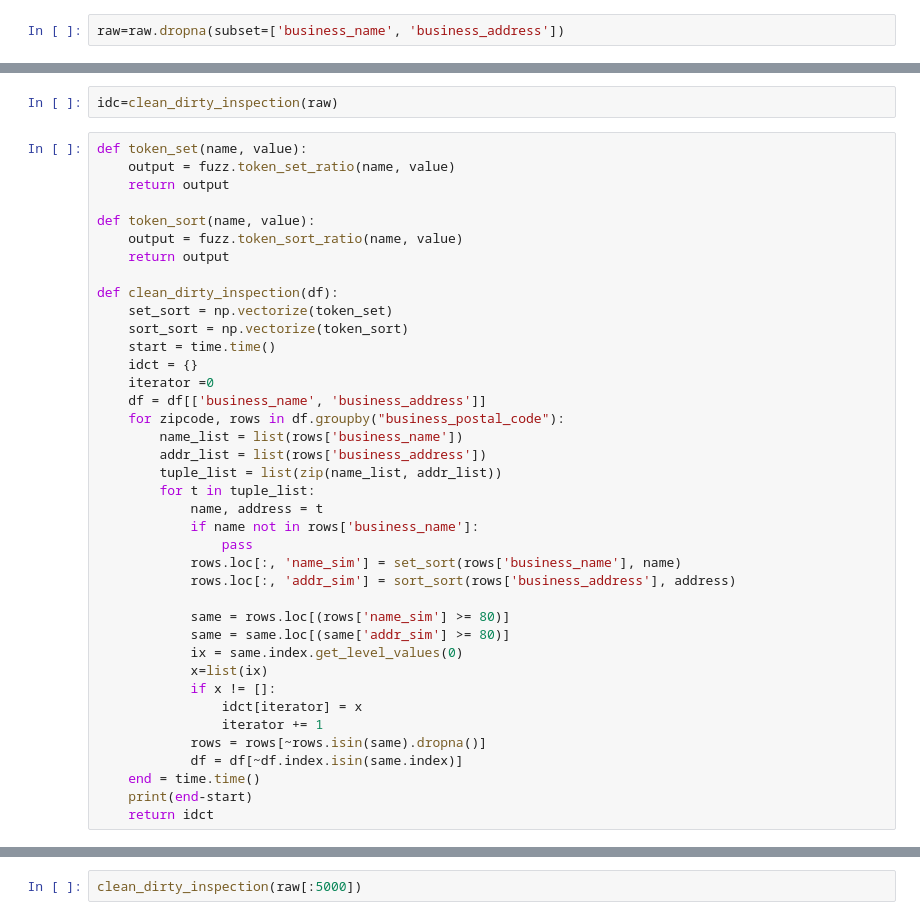
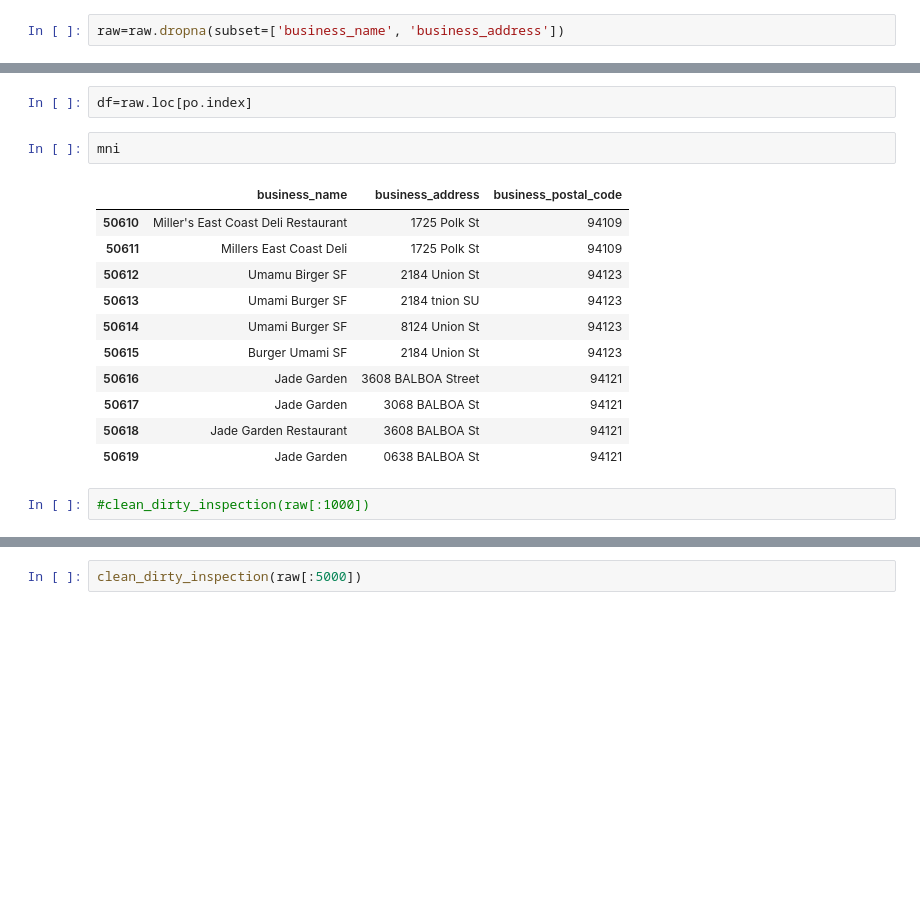
Before and after one commit to tianchu-shu/undergrad_thesis, a Jupyter notebook: df_test_.ipynb, the cells around one changed output, grey strips where cells are left out. Drawn from its saved outputs; the diff is of its cells as text; blank space fills up the shorter version.

```diff
--- a/df_test_.ipynb
+++ b/df_test_.ipynb
@@ -32,41 +177,18 @@ mni
+# %%
+df=raw.loc[po.index]
+# %%
+mni
+# %% [output]
+|  | business_name | business_address | business_postal_code |
+| 50610 | Miller's East Coast Deli Restaurant | 1725 Polk St | 94109 |
+| 50611 | Millers East Coast Deli | 1725 Polk St | 94109 |
+| 50612 | Umamu Birger SF | 2184 Union St | 94123 |
+| 50613 | Umami Burger SF | 2184 tnion SU | 94123 |
+| 50614 | Umami Burger SF | 8124 Union St | 94123 |
+| 50615 | Burger Umami SF | 2184 Union St | 94123 |
+| 50616 | Jade Garden | 3608 BALBOA Street | 94121 |
+| 50617 | Jade Garden | 3068 BALBOA St | 94121 |
+| 50618 | Jade Garden Restaurant | 3608 BALBOA St | 94121 |
+| 50619 | Jade Garden | 0638 BALBOA St | 94121 |
 # %%
-idc=clean_dirty_inspection(raw)
+#clean_dirty_inspection(raw[:1000])
-# %%
-def token_set(name, value):
-    output = fuzz.token_set_ratio(name, value)
-    return output
-
-def token_sort(name, value):
-    output = fuzz.token_sort_ratio(name, value)
-    return output
-
-def clean_dirty_inspection(df):
-    set_sort = np.vectorize(token_set)
-    sort_sort = np.vectorize(token_sort)
-    start = time.time()
-    idct = {}
-    iterator =0
-    df = df[['business_name', 'business_address']]
-    for zipcode, rows in df.groupby("business_postal_code"):
-        name_list = list(rows['business_name'])
-        addr_list = list(rows['business_address'])
-        tuple_list = list(zip(name_list, addr_list))
-        for t in tuple_list:
-            name, address = t
-            if name not in rows['business_name']:
-                pass
-            rows.loc[:, 'name_sim'] = set_sort(rows['business_name'], name)
-            rows.loc[:, 'addr_sim'] = sort_sort(rows['business_address'], address)
-
-            same = rows.loc[(rows['name_sim'] >= 80)]
-            same = same.loc[(same['addr_sim'] >= 80)]
-            ix = same.index.get_level_values(0)
-            x=list(ix)
-            if x != []:
-                idct[iterator] = x
-                iterator += 1
-            rows = rows[~rows.isin(same).dropna()]
-            df = df[~df.index.isin(same.index)]
-    end = time.time()
-    print(end-start)
-    return idct
```
Also changed, not shown: parts of 29 cells of this notebook.
